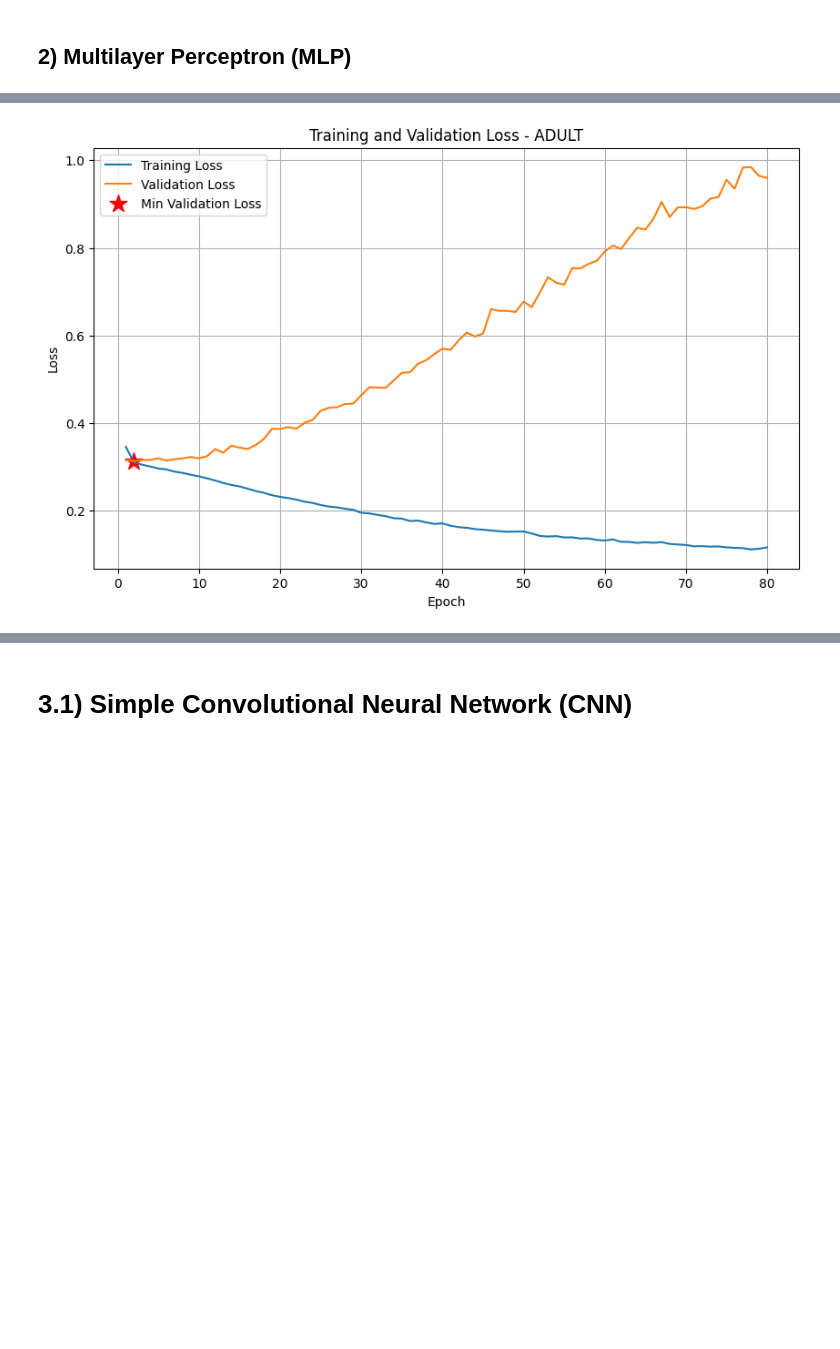
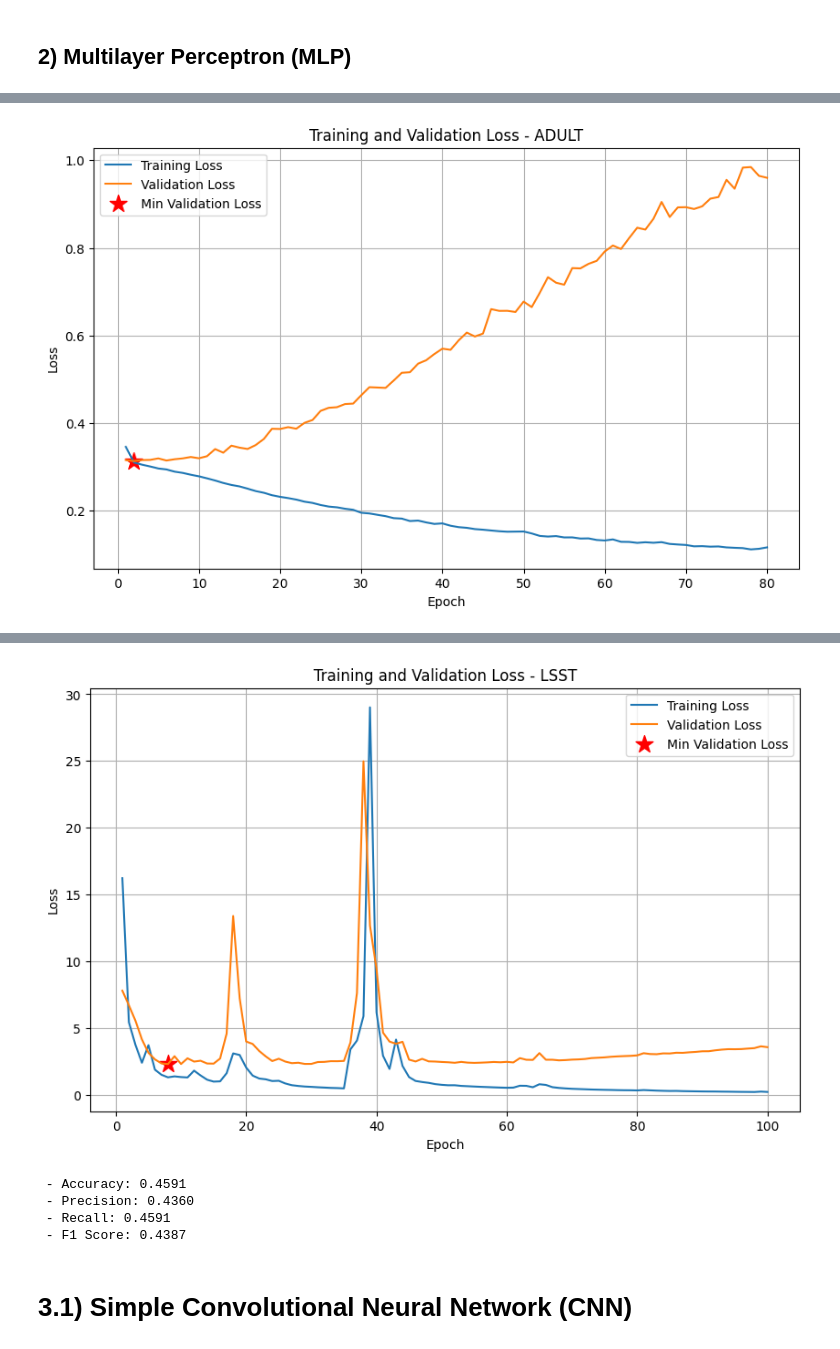
Before and after one commit to pako-23/eris, a Jupyter notebook: experiments/test_models_training.ipynb, the cells around one changed output, grey strips where cells are left out. Drawn from its saved outputs; the diff is of its cells as text; code cells hidden in the pictures; blank space fills up the shorter version.

```diff
--- a/experiments/test_models_training.ipynb
+++ b/experiments/test_models_training.ipynb
@@ -407,8 +376,8 @@ Epoch [150/150], Loss: 0.3178, Val Loss: 0.3293
 ## 2) Multilayer Perceptron (MLP)
 # %%
 # Training loop
-DATASETS = ['mnist', 'cifar10', 'airline', 'adult']
-EPOCHS = [25,25,600,80]
+DATASETS = ['mnist', 'cifar10', 'airline', 'adult', 'LSST']
+EPOCHS = [25,25,600,80,100]
 BATCH_SIZE = 64
 LEARNING_RATE = 0.001
 DEVICE = check_gpu()
@@ -538,3 +520,8 @@ Epoch [80/80], Loss: 0.1160, Val Loss: 0.9601
+[figure, added]
+ - Accuracy: 0.4591
+ - Precision: 0.4360
+ - Recall: 0.4591
+ - F1 Score: 0.4387
 # %% [markdown]
 # 3.1) Simple Convolutional Neural Network (CNN)
 # %%
```
Also changed, not shown: parts of 9 cells of this notebook, 1 other file.
